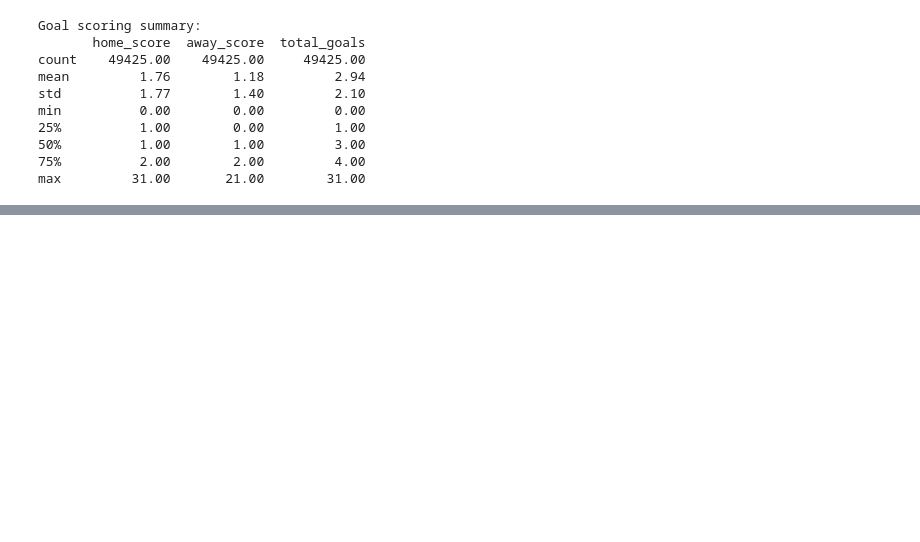
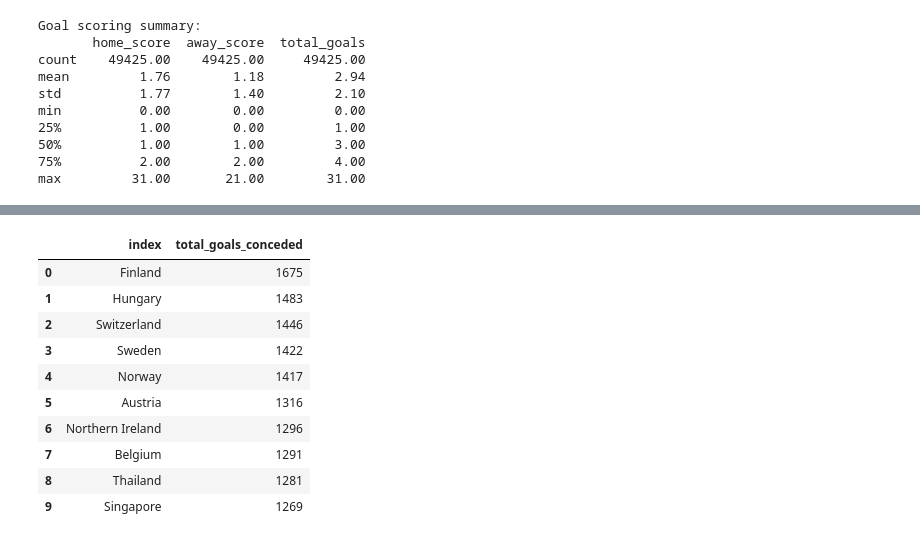
Before and after one commit to adithyajupally/FIFA-WC-Intelligence-and-Prediction, a Jupyter notebook: notebook/01_fifa_worldcup_eda.ipynb, the cells around one changed output, grey strips where cells are left out. Cells and saved outputs as stored; diff of their text form; code cells hidden in the pictures; blank space fills up the shorter version.

```diff
--- a/notebook/01_fifa_worldcup_eda.ipynb
+++ b/notebook/01_fifa_worldcup_eda.ipynb
@@ -226,0 +280,15 @@ max         31.00       21.00        31.00
+# %%
+# Teams conceding most goals
+team_goal_stats["total_goals_conceded"].sort_values(ascending=False).reset_index().head(10)
+# %% [output]
+|  | index | total_goals_conceded |
+| 0 | Finland | 1675 |
+| 1 | Hungary | 1483 |
+| 2 | Switzerland | 1446 |
+| 3 | Sweden | 1422 |
+| 4 | Norway | 1417 |
+| 5 | Austria | 1316 |
+| 6 | Northern Ireland | 1296 |
+| 7 | Belgium | 1291 |
+| 8 | Thailand | 1281 |
+| 9 | Singapore | 1269 |
```
Also changed, not shown: parts of 33 cells of this notebook.
